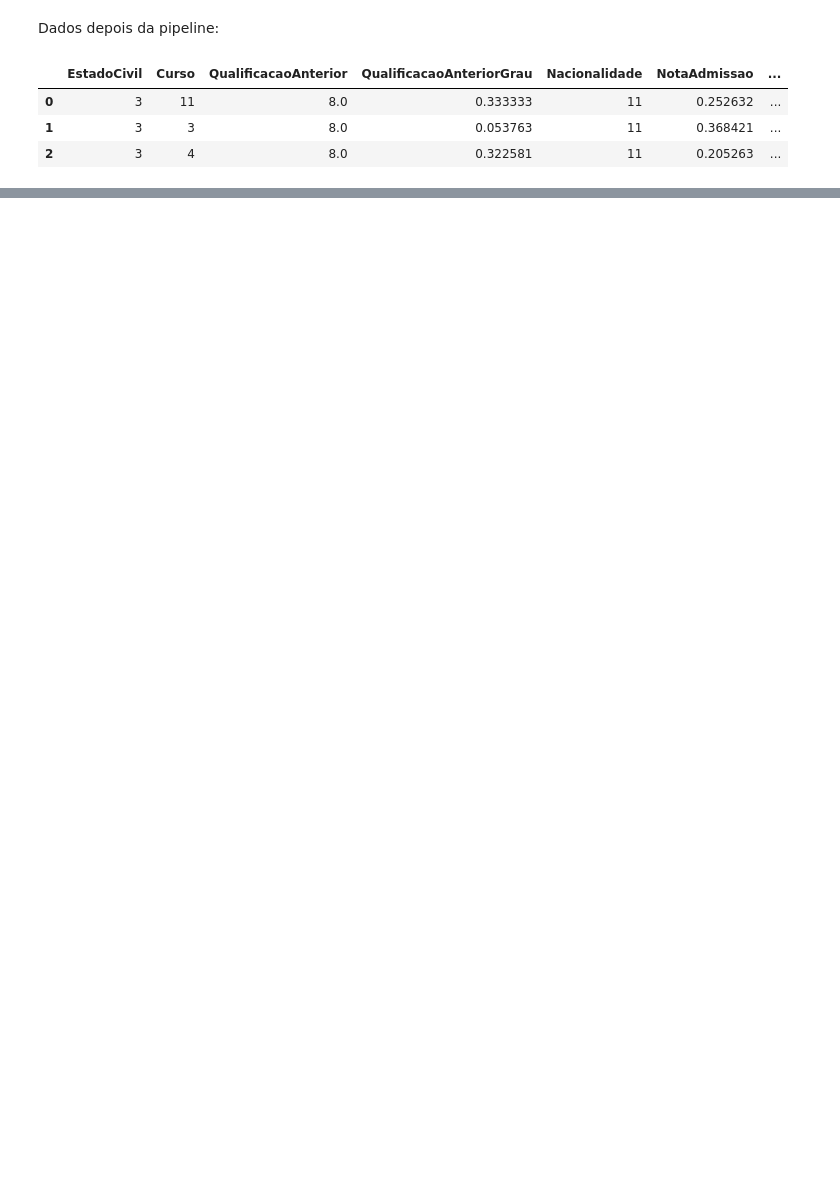
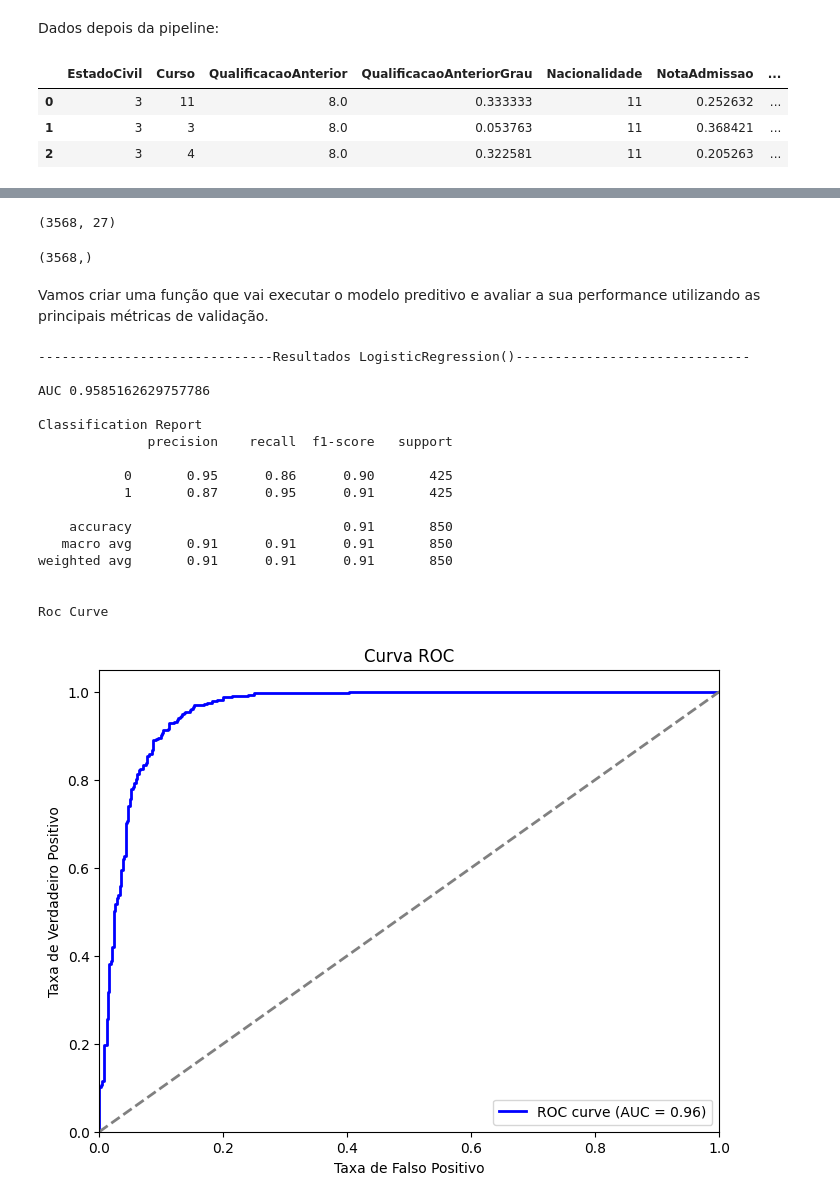
Before and after one commit to AnaRaquelCafe/Evasao-Estudantes, a Jupyter notebook: Predição_de_evasão_de_estudantes.ipynb, the cells around one changed output, grey strips where cells are left out. Drawn from its saved outputs; the diff is of its cells as text; code cells hidden in the pictures; blank space fills up the shorter version.

```diff
--- a/Predição_de_evasão_de_estudantes.ipynb
+++ b/Predição_de_evasão_de_estudantes.ipynb
@@ -983,0 +1014,13 @@ train.head(3)
+# %%
+X_train, y_train = train.loc[:, train.columns != 'Target'], train['Target']
+X_test, y_test= test.loc[:, test.columns != 'Target'], test['Target']
+# %%
+X_train.shape
+# %% [output]
+(3568, 27)
+# %%
+y_train.shape
+# %% [output]
+(3568,)
+# %% [markdown]
+Vamos criar uma função que vai executar o modelo preditivo e avaliar a sua performance utilizando as principais métricas de validação.
@@ -983,0 +1073,22 @@ train.head(3)
+# %%
+from sklearn.linear_model import LogisticRegression
+modelo_logistico = LogisticRegression()
+roda_modelo(modelo_logistico)
+# %% [output]
+------------------------------Resultados LogisticRegression()------------------------------
+
+AUC 0.9585162629757786
+
+Classification Report
+              precision    recall  f1-score   support
+
+           0       0.95      0.86      0.90       425
+           1       0.87      0.95      0.91       425
+
+    accuracy                           0.91       850
+   macro avg       0.91      0.91      0.91       850
+weighted avg       0.91      0.91      0.91       850
+
+
+Roc Curve
+[figure, added]
```
Also changed, not shown: parts of 8 cells of this notebook.
